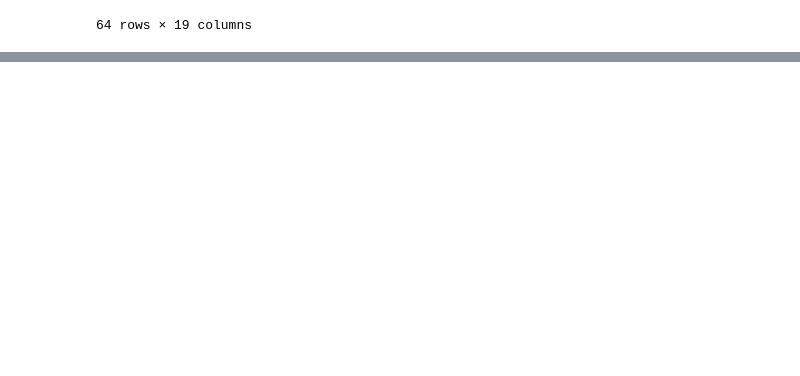
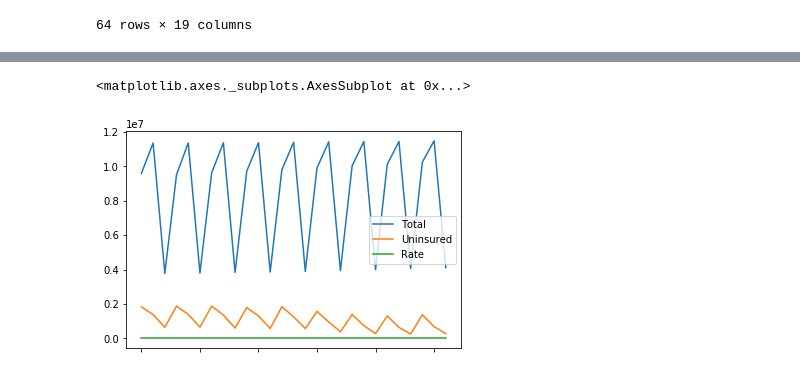
Before and after one commit to ghteds/etlProject, a Jupyter notebook: code/firstCombinedDSWork.ipynb, the cells around one changed output, grey strips where cells are left out. Drawn from its saved outputs; the diff is of its cells as text; code cells hidden in the pictures; blank space fills up the shorter version.

```diff
--- a/code/firstCombinedDSWork.ipynb
+++ b/code/firstCombinedDSWork.ipynb
@@ -348,0 +351,4 @@ stateSummaryDf.T
+# %%
+#does a transformed table look better... yeah think so...
+stateSummaryDfT=stateSummaryDf.T
+stateSummaryDfT
@@ -348,0 +376,7 @@ stateSummaryDf.T
+# %%
+#1)ga,oh,or uninsured rate 2)ga uninsured vs ervisitrate
+#need to group states... this needs some work, (understatement)
+stateSummaryDfT.plot()
+# %% [output]
+<matplotlib.axes._subplots.AxesSubplot at 0x...>
+[figure, added]
```
Also changed, not shown: parts of 43 cells of this notebook, 3 other files.
